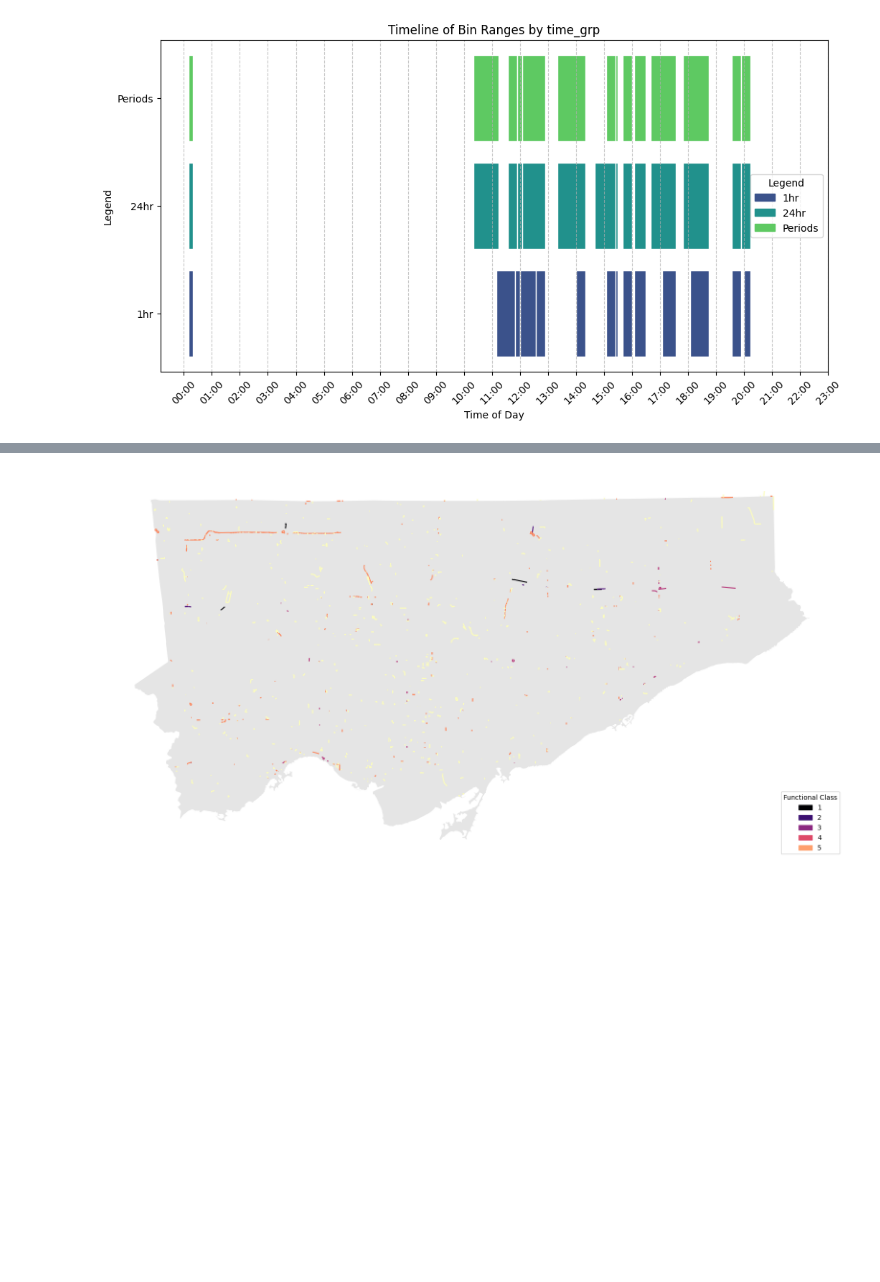
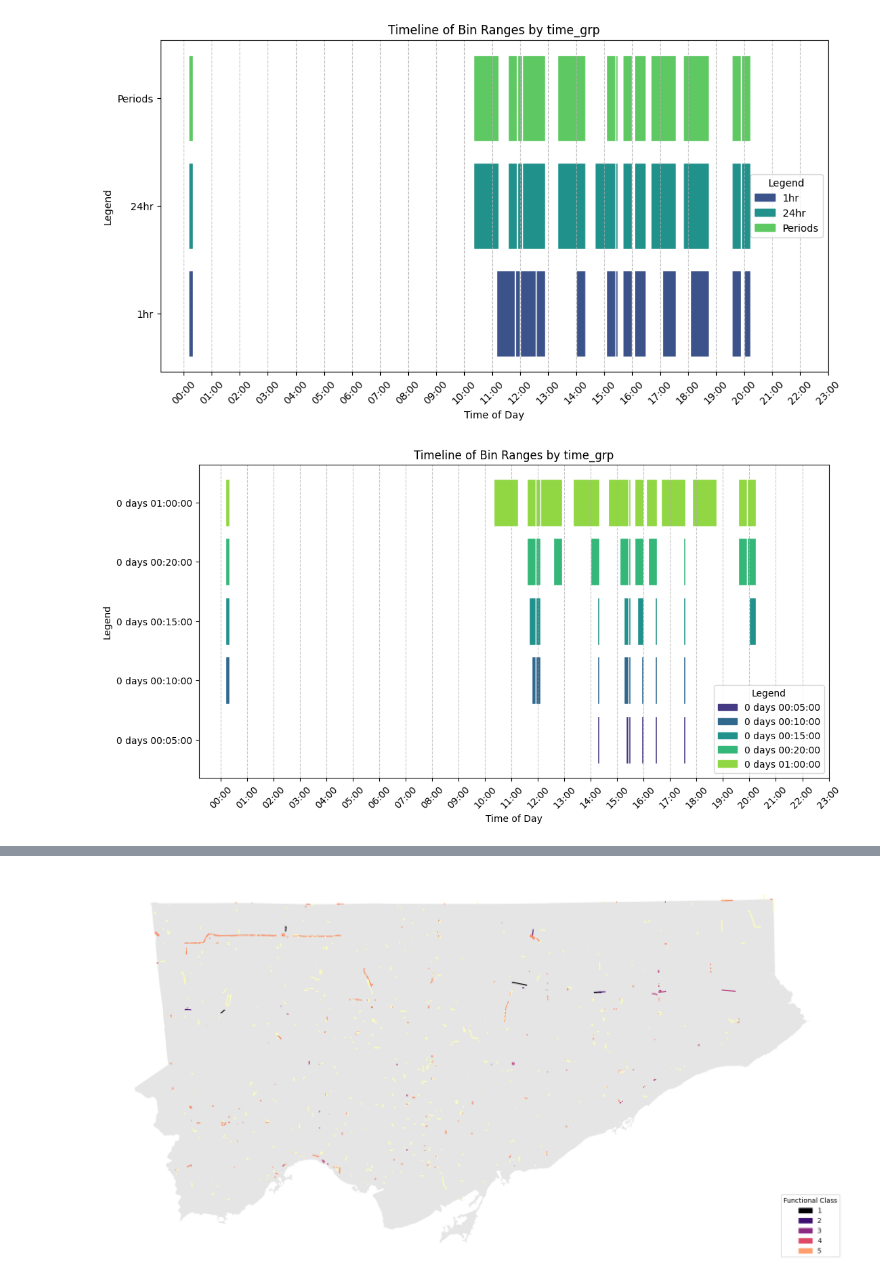
Before and after one commit to CityofToronto/bdit_data-sources, a Jupyter notebook: here/traffic/here_dynamic_binning_explore.ipynb, the cells around one changed output, grey strips where cells are left out. Drawn from its saved outputs; the diff is of its cells as text; code cells hidden in the pictures; blank space fills up the shorter version.

```diff
--- a/here/traffic/here_dynamic_binning_explore.ipynb
+++ b/here/traffic/here_dynamic_binning_explore.ipynb
@@ -115,3 +140,38 @@ plt.show()
+# %%
+# Assign numeric values for y-axis based on legend
+y_labels = df['legend'].unique()
+y_mapping = {label: i for i, label in enumerate(y_labels)}
+df['y_pos'] = df['legend'].map(y_mapping)
+
+# Define color mapping
+palette = sns.color_palette('viridis', n_colors=len(y_labels))
+legend_colors = {label: palette[i] for i, label in enumerate(y_labels)}
+
+# Plot timeline graph using broken_barh
+fig, ax = plt.subplots(figsize=(12, 6))
+for i, row in df.iterrows():
+    ax.broken_barh([(row['bin_start'], row['duration'])], (row['y_pos'] - 0.4, 0.8),
+                   color=legend_colors[row['legend']], edgecolor='white')
+
+ax.set_xlabel('Time of Day')
+ax.set_ylabel('Legend')
+ax.set_title('Timeline of Bin Ranges by time_grp')
+ax.set_yticks(range(len(y_labels)))
+ax.set_yticklabels(y_labels)
+ax.grid(axis='x', linestyle='--', alpha=0.7)
+
+# Adjust x-ticks to every 3600 seconds (1 hour)
+ax.set_xticks(range(0, 86400, 3600))
+ax.set_xticklabels([f"{h:02d}:00" for h in range(24)])
+plt.xticks(rotation=45)
+
+# Create legend
+handles = [plt.Rectangle((0, 0), 1, 1, color=legend_colors[label]) for label in y_labels]
+ax.legend(handles, y_labels, title='Legend')
+
+plt.show()
+# %% [output]
+[figure, added]
 # %%
 #show the 95% context..
 #raph's idea: cut off at 15 minutes, use the starting bin hour.
```
Also changed, not shown: parts of 6 cells of this notebook.
